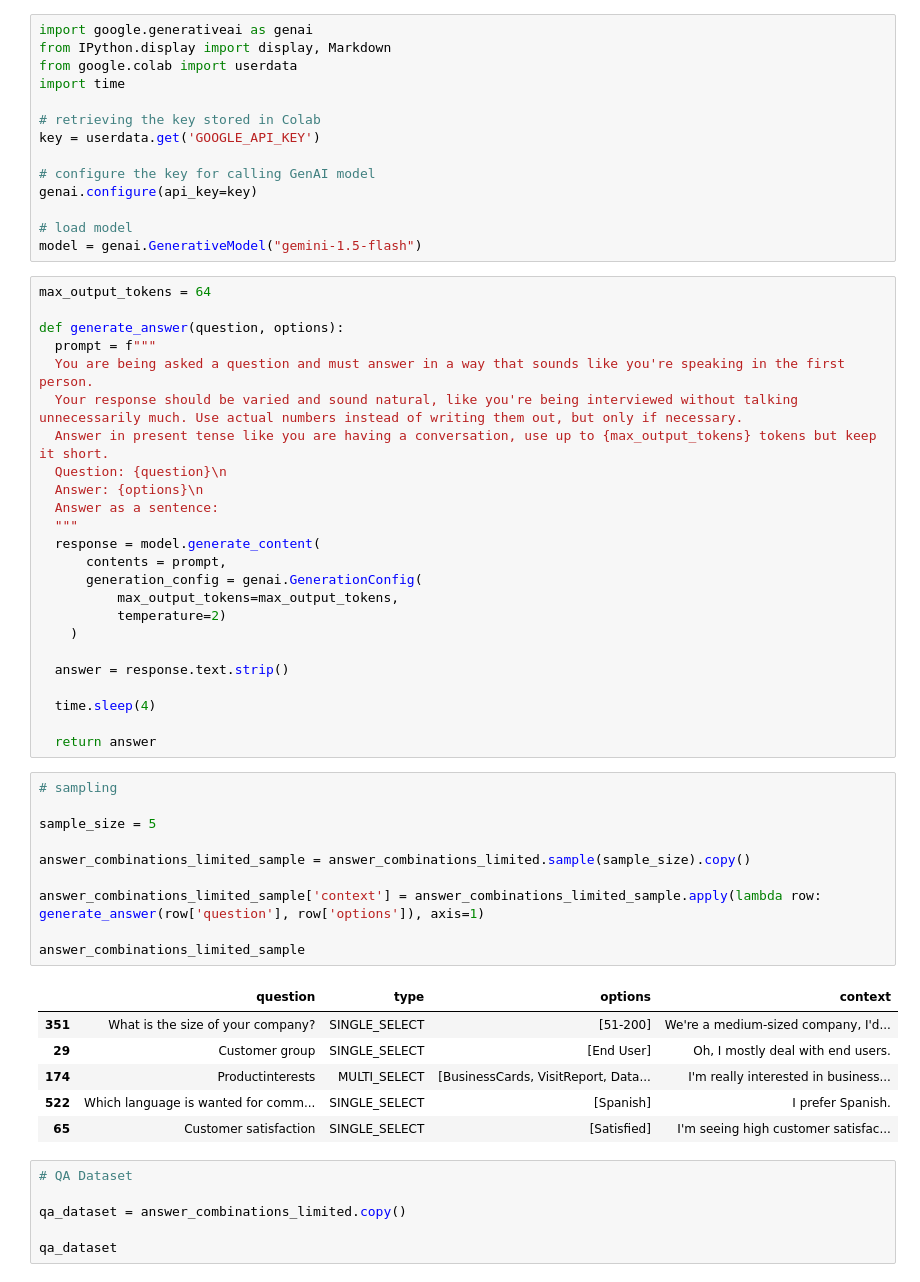
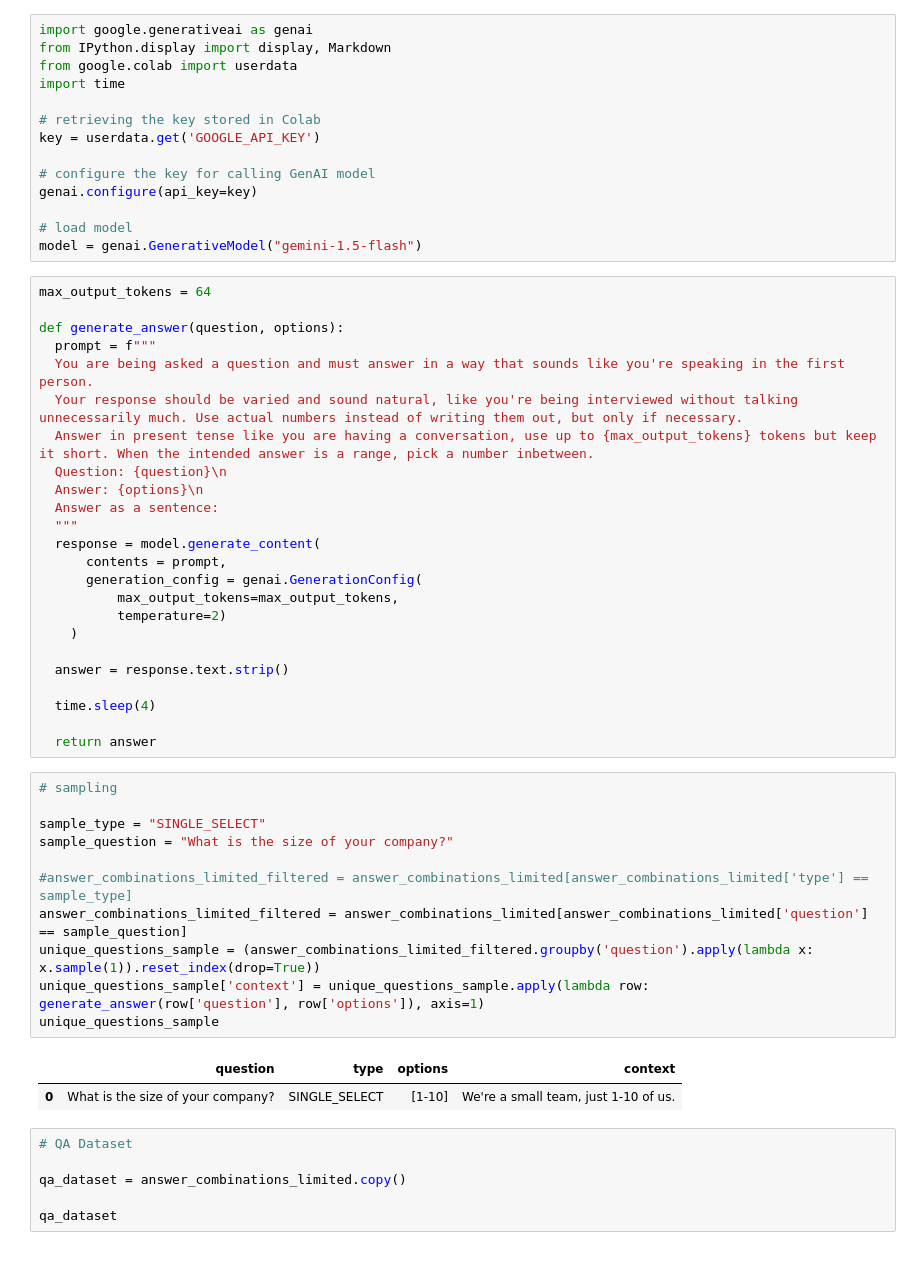
Before and after one commit to alexk2206/tds_capstone, a Jupyter notebook: QA_Dataset.ipynb, the cells around one changed output. Drawn from its saved outputs; the diff is of its cells as text.

Commit message:
Changed prompt and sampling

```diff
--- a/QA_Dataset.ipynb
+++ b/QA_Dataset.ipynb
@@ -80,7 +80,7 @@ def generate_answer(question, options):
   prompt = f"""
   You are being asked a question and must answer in a way that sounds like you're speaking in the first person.
   Your response should be varied and sound natural, like you're being interviewed without talking unnecessarily much. Use actual numbers instead of writing them out, but only if necessary.
-  Answer in present tense like you are having a conversation, use up to {max_output_tokens} tokens but keep it short.
+  Answer in present tense like you are having a conversation, use up to {max_output_tokens} tokens but keep it short. When the intended answer is a range, pick a number inbetween.
   Question: {question}\n
   Answer: {options}\n
   Answer as a sentence:
@@ -97,23 +97,20 @@ def generate_answer(question, options):
   time.sleep(4)
 
   return answer
-# %%
-# sampling
-
-sample_size = 5
-
-answer_combinations_limited_sample = answer_combinations_limited.sample(sample_size).copy()
-
-answer_combinations_limited_sample['context'] = answer_combinations_limited_sample.apply(lambda row: generate_answer(row['question'], row['options']), axis=1)
-
-answer_combinations_limited_sample
-# %% [output]
-|  | question | type | options | context |
-| 351 | What is the size of your company? | SINGLE_SELECT | [51-200] | We're a medium-sized company, I'd... |
-| 29 | Customer group | SINGLE_SELECT | [End User] | Oh, I mostly deal with end users. |
-| 174 | Productinterests | MULTI_SELECT | [BusinessCards, VisitReport, Data... | I'm really interested in business... |
-| 522 | Which language is wanted for comm... | SINGLE_SELECT | [Spanish] | I prefer Spanish. |
-| 65 | Customer satisfaction | SINGLE_SELECT | [Satisfied] | I'm seeing high customer satisfac... |
+# %%
+# sampling
+
+sample_type = "SINGLE_SELECT"
+sample_question = "What is the size of your company?"
+
+#answer_combinations_limited_filtered = answer_combinations_limited[answer_combinations_limited['type'] == sample_type]
+answer_combinations_limited_filtered = answer_combinations_limited[answer_combinations_limited['question'] == sample_question]
+unique_questions_sample = (answer_combinations_limited_filtered.groupby('question').apply(lambda x: x.sample(1)).reset_index(drop=True))
+unique_questions_sample['context'] = unique_questions_sample.apply(lambda row: generate_answer(row['question'], row['options']), axis=1)
+unique_questions_sample
+# %% [output]
+|  | question | type | options | context |
+| 0 | What is the size of your company? | SINGLE_SELECT | [1-10] | We're a small team, just 1-10 of us. |
 # %%
 # QA Dataset
 
```
Also changed, not shown: parts of 3 cells of this notebook.
